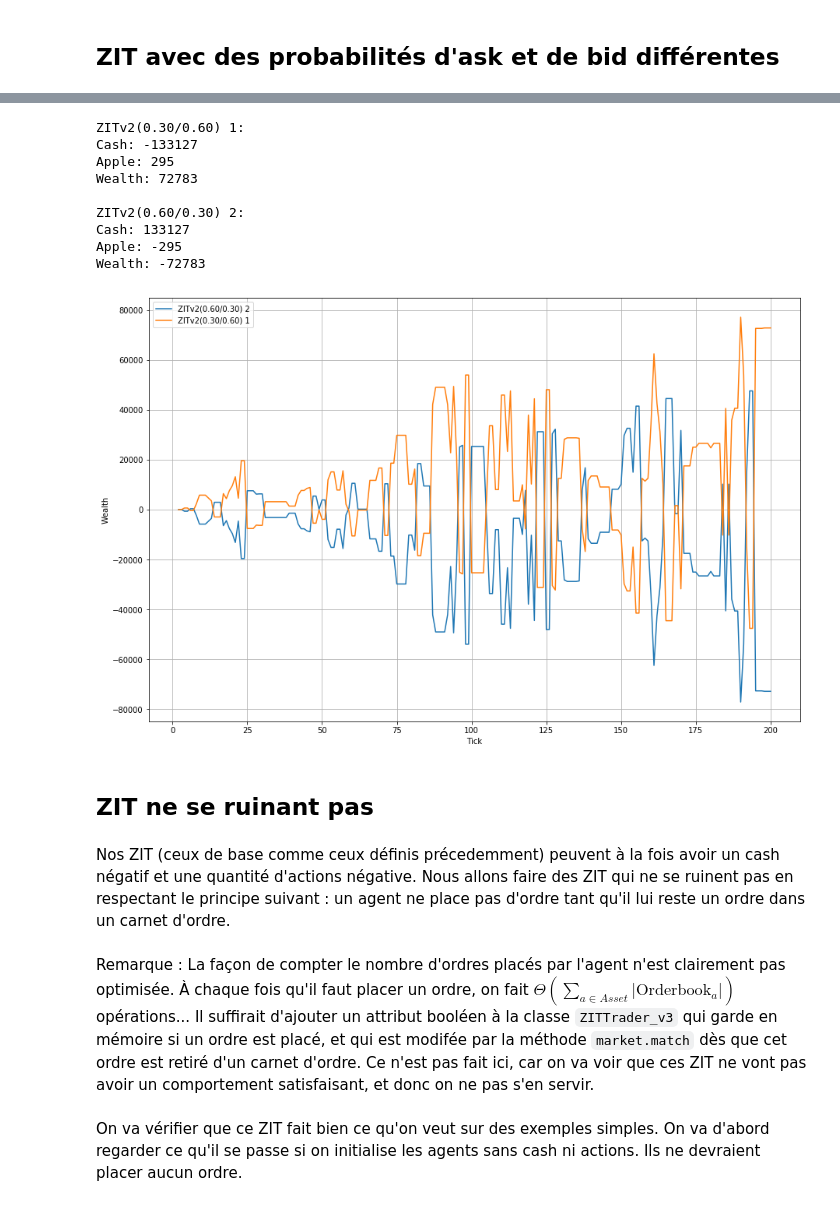
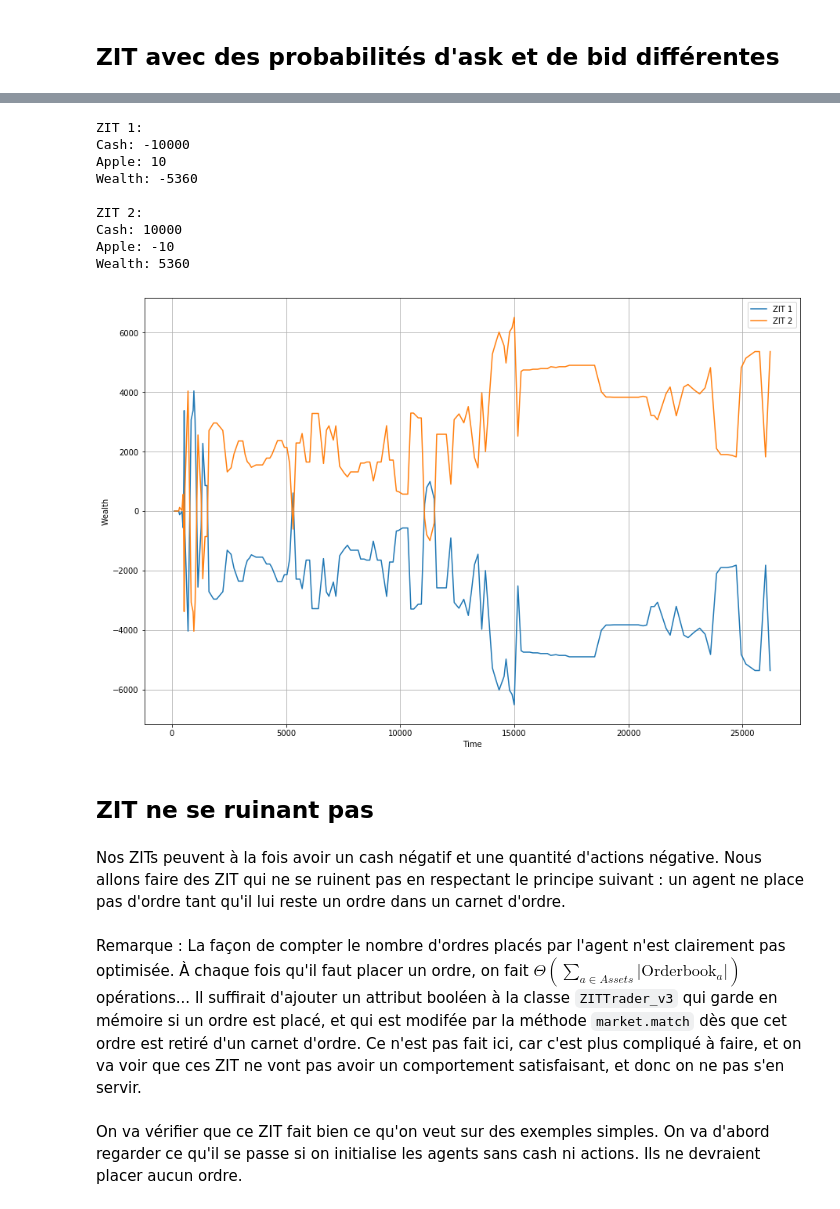
Before and after one commit to cristal-smac/atomPython, a Jupyter notebook: Agents.ipynb, the cells around one changed output, grey strips where cells are left out. Drawn from its saved outputs; the diff is of its cells as text; code cells hidden in the pictures.

Commit message:
Mise à jour du notebook Agents

```diff
--- a/Agents.ipynb
+++ b/Agents.ipynb
@@ -27,42 +13,41 @@ class ZITTrader_v2(Trader):
 # %%
-out = open('trace.dat', 'w')
-m = Market(out)
-m.add_asset(OrderBook('Apple'))
-t1 = ZITTrader_v2(['Apple'], p_ask=0.3, p_bid=0.6)
-t2 = ZITTrader_v2(['Apple'], p_ask=0.6, p_bid=0.3)
+file = open('trace.dat', 'w')
+m = Market(['Apple'], out=file)
+t1 = ZITTrader(m, p_min=100, p_max=999, pb_ask=0.5, pb_bid=0.5)
+t2 = ZITTrader(m, p_min=100, p_max=999, pb_ask=0.1, pb_bid=0.1)
 m.add_trader(t1)
 m.add_trader(t2)
 for i in range(200):
     m.run_once()
 m.print_state()
-out.close()
+file.close()
 
 print(t1.get_infos(m))
 print(t2.get_infos(m))
 # %% [output]
-ZITv2(0.30/0.60) 1:
-Cash: -133127
-Apple: 295
-Wealth: 72783
+ZIT 1:
+Cash: -10000
+Apple: 10
+Wealth: -5360
 
-ZITv2(0.60/0.30) 2:
-Cash: 133127
-Apple: -295
-Wealth: -72783
+ZIT 2:
+Cash: 10000
+Apple: -10
+Wealth: 5360
 # %%
-Wealth = process_wealth('trace.dat')
-for agent in Wealth.keys():
-    T, W = Wealth[agent]
+Wealths = extract_wealths('trace.dat')
+for agent in Wealths.keys():
+    T, W = Wealths[agent]
     plt.plot(T, W, '-', label=agent)
 plt.legend(loc='best')
 plt.grid()
-plt.xlabel('Tick')
+plt.xlabel('Time')
 plt.ylabel('Wealth')
 plt.show()
 # %% [output]
-[figure, old version]
+[figure, new version]
 # %% [markdown]
 ## ZIT ne se ruinant pas
 # %% [markdown]
-Nos ZIT (ceux de base comme ceux définis précedemment) peuvent à la fois avoir un cash négatif et une quantité d'actions négative. Nous allons faire des ZIT qui ne se ruinent pas en respectant le principe suivant : un agent ne place pas d'ordre tant qu'il lui reste un ordre dans un carnet d'ordre.
+Nos ZITs peuvent à la fois avoir un cash négatif et une quantité d'actions négative. Nous allons faire des ZIT qui ne se ruinent pas en respectant le principe suivant : un agent ne place pas d'ordre tant qu'il lui reste un ordre dans un carnet d'ordre.
 # %%
@@ -86,7 +70,7 @@ class ZITTrader_v3(Trader):
                 return LimitOrder(asset, self, 'BID', price, random.randint(1, min(self.cash//price, 9)))
         return None # Dans tous les autres cas, on ne place pas d'ordre.
 # %% [markdown]
-Remarque : La façon de compter le nombre d'ordres placés par l'agent n'est clairement pas optimisée. À chaque fois qu'il faut placer un ordre, on fait $\Theta(\sum_{a\in Asset}|\text{Orderbook}_a|)$ opérations... Il suffirait d'ajouter un attribut booléen à la classe `ZITTrader_v3` qui garde en mémoire si un ordre est placé, et qui est modifée par la méthode `market.match` dès que cet ordre est retiré d'un carnet d'ordre. Ce n'est pas fait ici, car on va voir que ces ZIT ne vont pas avoir un comportement satisfaisant, et donc on ne pas s'en servir.
+Remarque : La façon de compter le nombre d'ordres placés par l'agent n'est clairement pas optimisée. À chaque fois qu'il faut placer un ordre, on fait $\Theta(\sum_{a\in Assets}|\text{Orderbook}_a|)$ opérations... Il suffirait d'ajouter un attribut booléen à la classe `ZITTrader_v3` qui garde en mémoire si un ordre est placé, et qui est modifée par la méthode `market.match` dès que cet ordre est retiré d'un carnet d'ordre. Ce n'est pas fait ici, car c'est plus compliqué à faire, et on va voir que ces ZIT ne vont pas avoir un comportement satisfaisant, et donc on ne pas s'en servir.
 # %% [markdown]
 On va vérifier que ce ZIT fait bien ce qu'on veut sur des exemples simples. On va d'abord regarder ce qu'il se passe si on initialise les agents sans cash ni actions. Ils ne devraient placer aucun ordre.
 # %%
```
Also changed, not shown: parts of 26 cells of this notebook, 2 other files.
